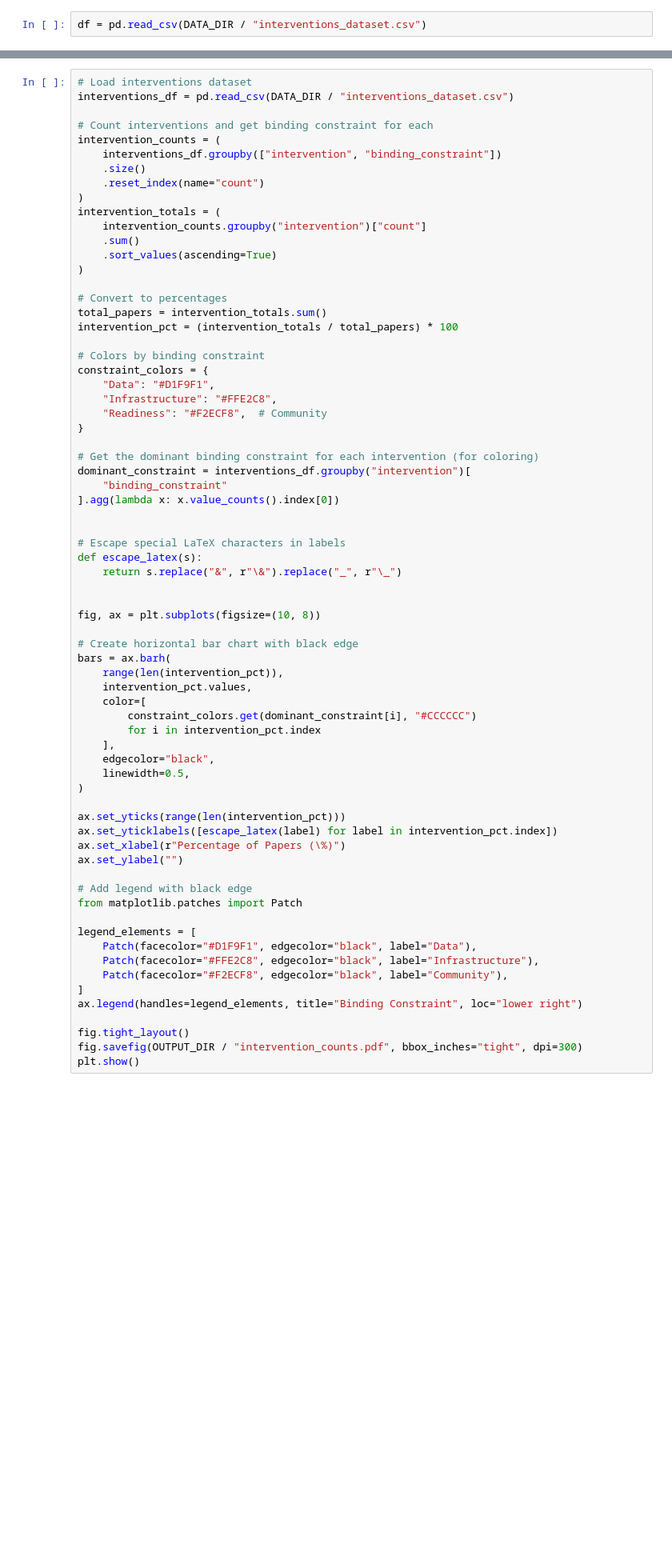
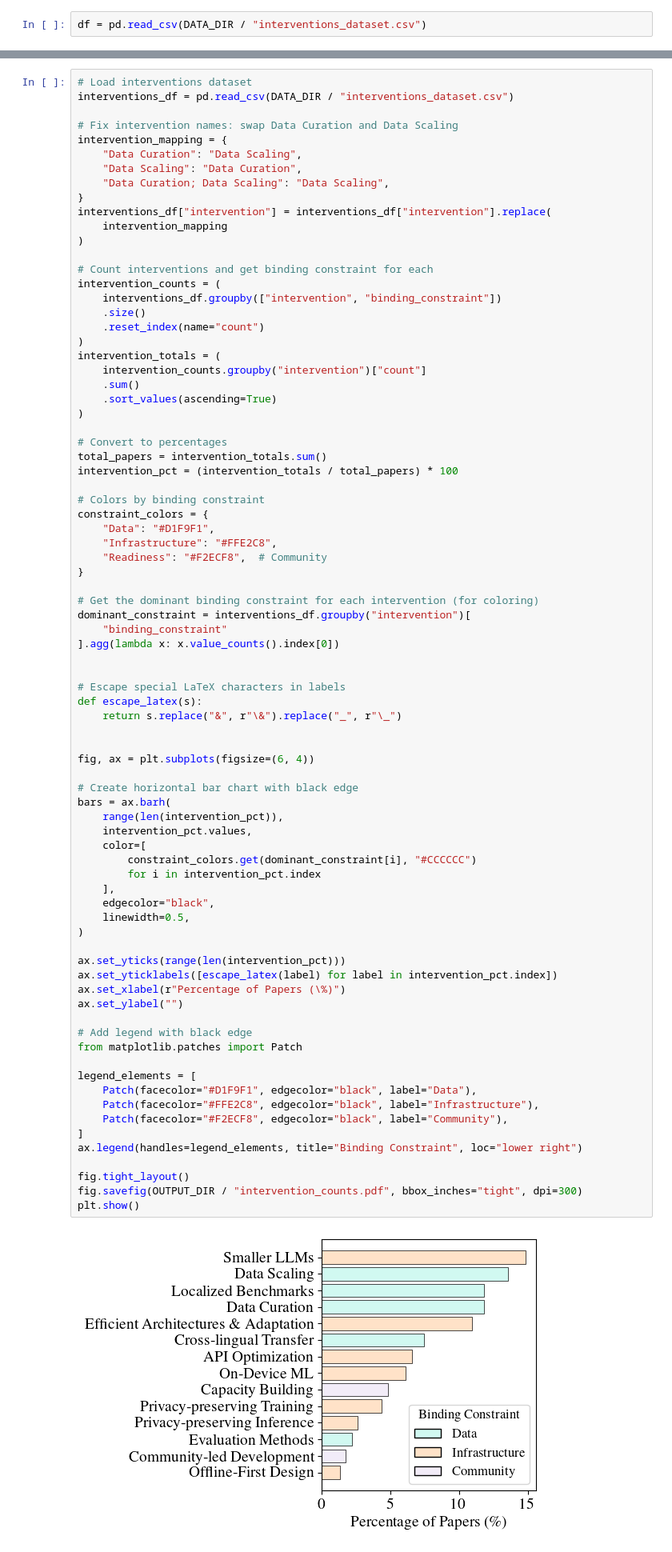
Before and after one commit to ljvmiranda921/edgeml-survey, a Jupyter notebook: notebooks/2026-02-12-figures-for-paper.ipynb, the cells around one changed output, grey strips where cells are left out. Shown at 80% size. Saved outputs shown, nothing was run; the diff lists cells and outputs as text; blank space fills up the shorter version.

```diff
--- a/notebooks/2026-02-12-figures-for-paper.ipynb
+++ b/notebooks/2026-02-12-figures-for-paper.ipynb
@@ -275,6 +275,16 @@ plt.show()
 # %%
 # Load interventions dataset
 interventions_df = pd.read_csv(DATA_DIR / "interventions_dataset.csv")
+
+# Fix intervention names: swap Data Curation and Data Scaling
+intervention_mapping = {
+    "Data Curation": "Data Scaling",
+    "Data Scaling": "Data Curation",
+    "Data Curation; Data Scaling": "Data Scaling",
+}
+interventions_df["intervention"] = interventions_df["intervention"].replace(
+    intervention_mapping
+)
 
 # Count interventions and get binding constraint for each
 intervention_counts = (
@@ -310,35 +320,37 @@ def escape_latex(s):
     return s.replace("&", r"\&").replace("_", r"\_")
 
 
-fig, ax = plt.subplots(figsize=(10, 8))
+fig, ax = plt.subplots(figsize=(6, 4))
 
 # Create horizontal bar chart with black edge
 bars = ax.barh(
     range(len(intervention_pct)),
     intervention_pct.values,
     color=[
         constraint_colors.get(dominant_constraint[i], "#CCCCCC")
         for i in intervention_pct.index
     ],
     edgecolor="black",
     linewidth=0.5,
 )
 
 ax.set_yticks(range(len(intervention_pct)))
 ax.set_yticklabels([escape_latex(label) for label in intervention_pct.index])
 ax.set_xlabel(r"Percentage of Papers (\%)")
 ax.set_ylabel("")
 
 # Add legend with black edge
 from matplotlib.patches import Patch
 
 legend_elements = [
     Patch(facecolor="#D1F9F1", edgecolor="black", label="Data"),
     Patch(facecolor="#FFE2C8", edgecolor="black", label="Infrastructure"),
     Patch(facecolor="#F2ECF8", edgecolor="black", label="Community"),
 ]
 ax.legend(handles=legend_elements, title="Binding Constraint", loc="lower right")
 
 fig.tight_layout()
 fig.savefig(OUTPUT_DIR / "intervention_counts.pdf", bbox_inches="tight", dpi=300)
 plt.show()
+# %% [output]
+[figure, added]
```
